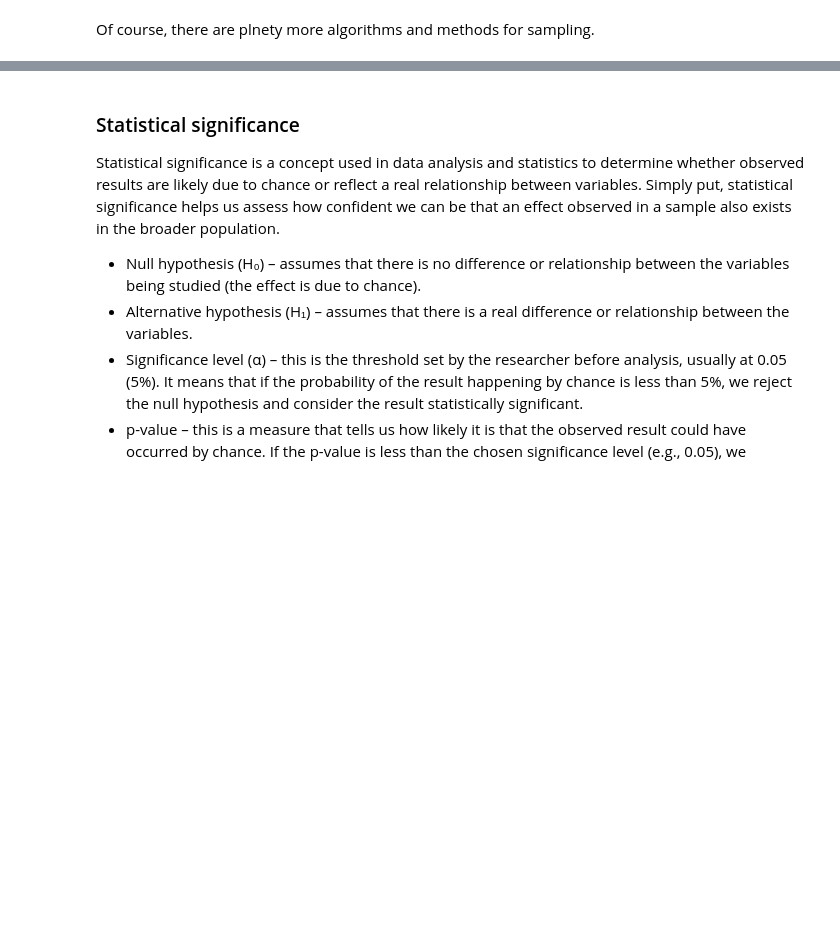
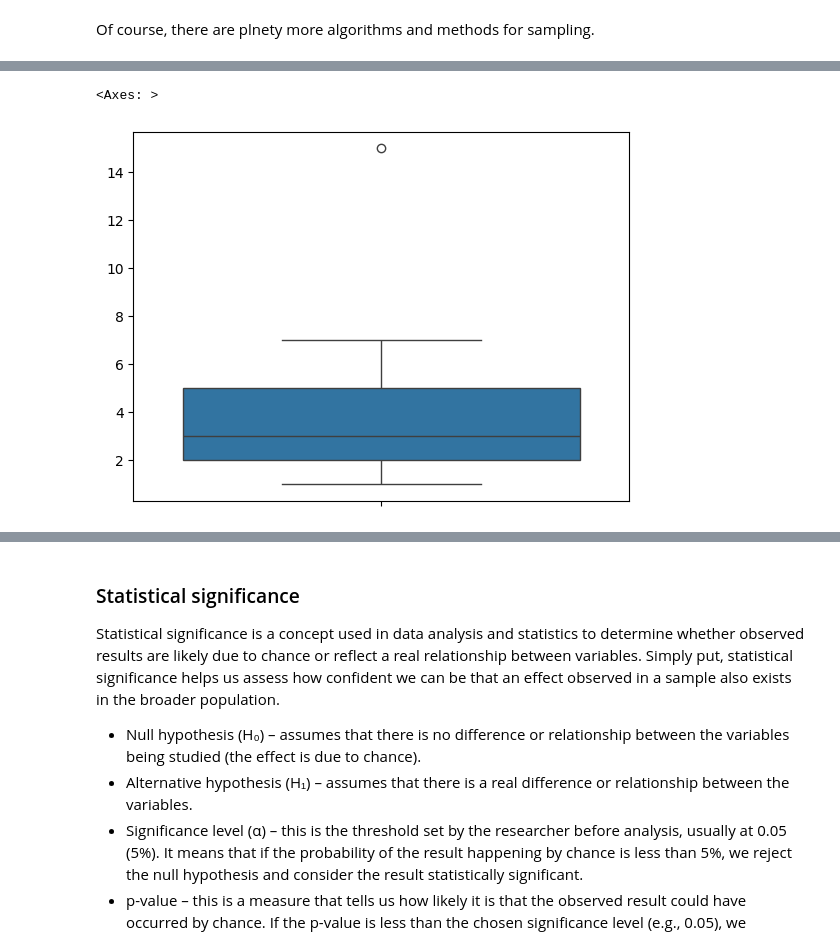
Before and after one commit to OgrodowskiJedrzej/Intro-To-Data-Science-Notebooks, a Jupyter notebook: Statistics.ipynb, the cells around one changed output, grey strips where cells are left out. Drawn from its saved outputs; the diff is of its cells as text; code cells hidden in the pictures; blank space fills up the shorter version.

```diff
--- a/Statistics.ipynb
+++ b/Statistics.ipynb
@@ -318,0 +329,8 @@ Of course, there are plnety more algorithms and methods for sampling.
+# %%
+import seaborn as sns
+
+dataWithOutlier = np.array([1,2,3,6,1,5,2,2,6,3,1,7,15,5,3,3,1]) # one impostor
+sns.boxplot(dataWithOutlier)
+# %% [output]
+<Axes: >
+[figure, added]
```
Also changed, not shown: parts of 5 cells of this notebook, 1 other file.
